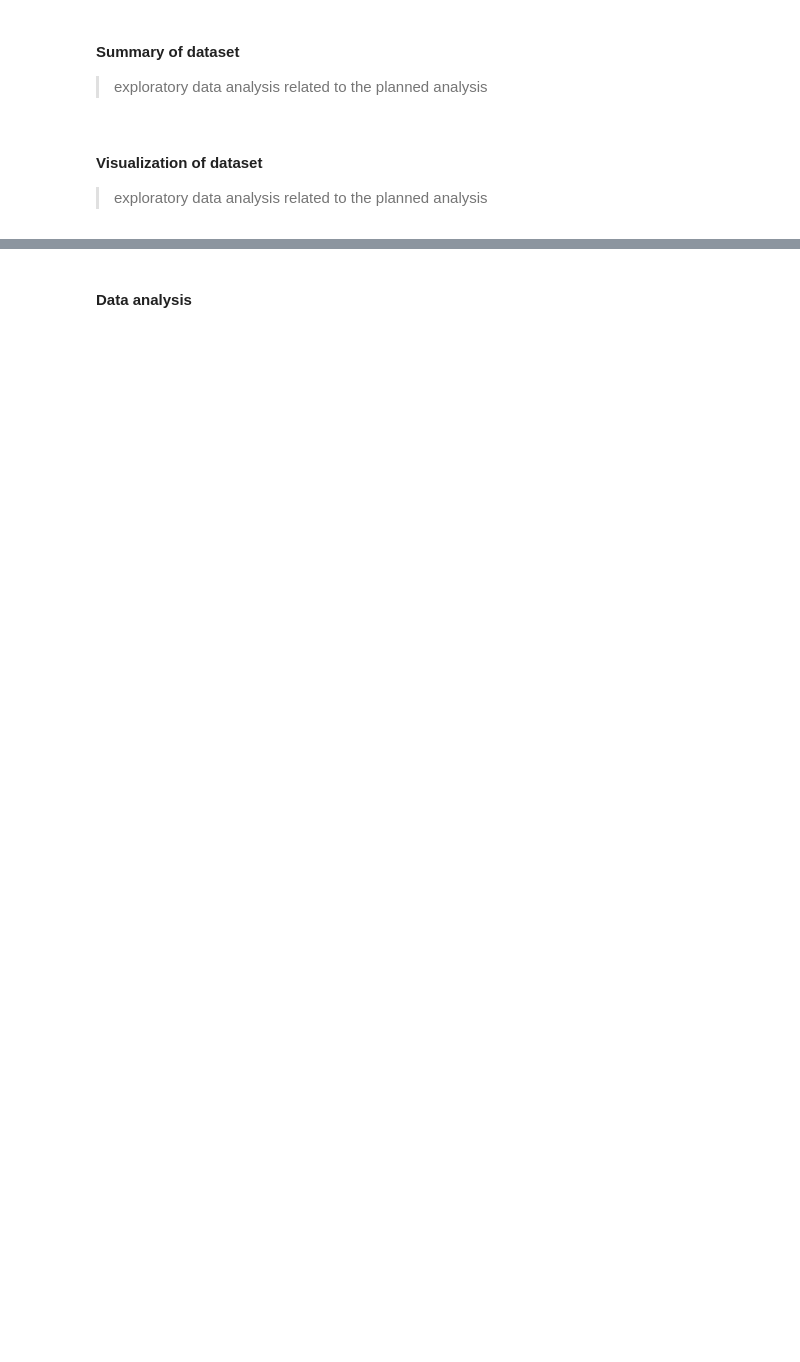
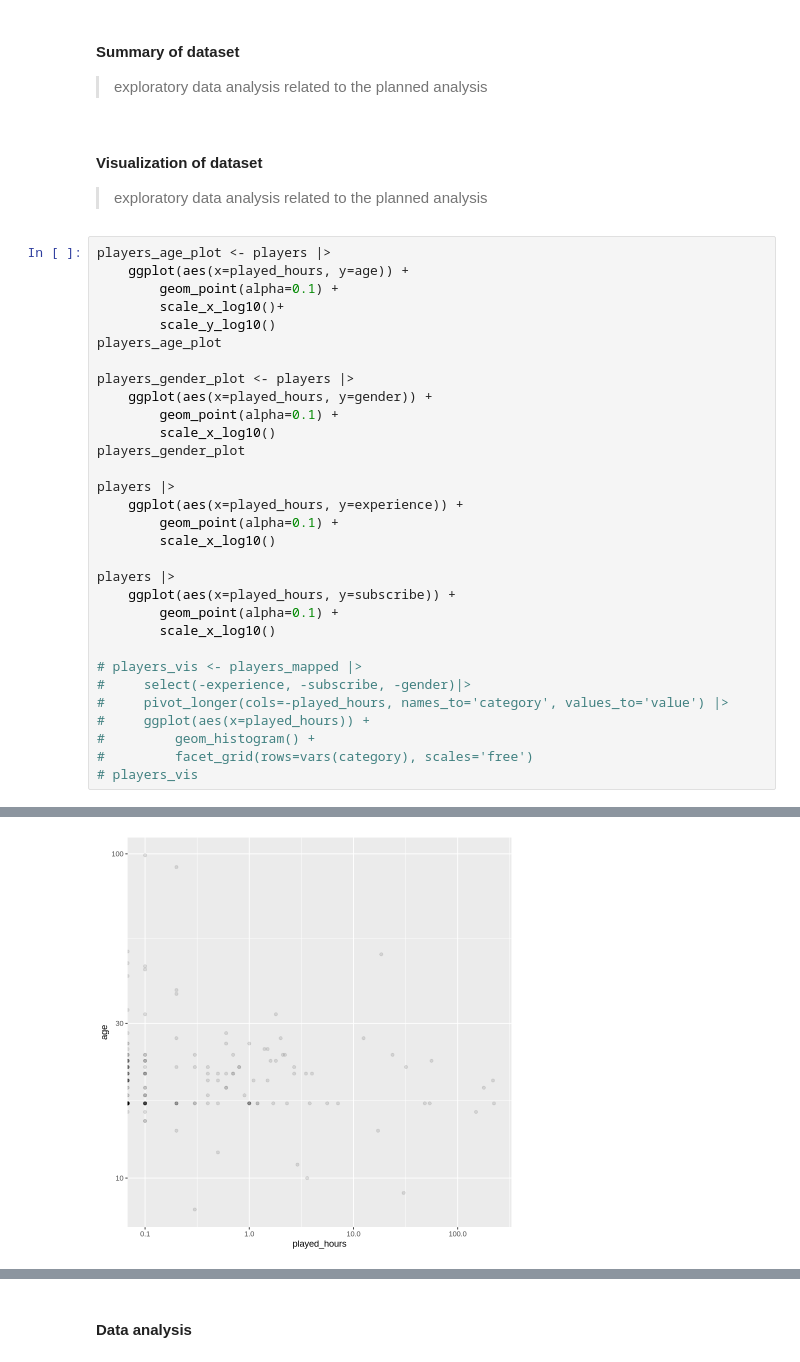
Before and after one commit to cars0njan/dsci-100-project, a Jupyter notebook: Final_report_group30.ipynb, the cells around one changed output, grey strips where cells are left out. Cells and saved outputs as stored; diff of their text form; blank space fills up the shorter version.

```diff
--- a/Final_report_group30.ipynb
+++ b/Final_report_group30.ipynb
@@ -131,3 +144,35 @@ A tibble: 6 × 8
 # %% [markdown]
 #### Visualization of dataset
 > exploratory data analysis related to the planned analysis
+# %%
+players_age_plot <- players |>
+    ggplot(aes(x=played_hours, y=age)) +
+        geom_point(alpha=0.1) +
+        scale_x_log10()+
+        scale_y_log10()
+players_age_plot
+
+players_gender_plot <- players |>
+    ggplot(aes(x=played_hours, y=gender)) +
+        geom_point(alpha=0.1) +
+        scale_x_log10()
+players_gender_plot
+
+players |>
+    ggplot(aes(x=played_hours, y=experience)) +
+        geom_point(alpha=0.1) +
+        scale_x_log10()
+
+players |>
+    ggplot(aes(x=played_hours, y=subscribe)) +
+        geom_point(alpha=0.1) +
+        scale_x_log10()
+
+# players_vis <- players_mapped |>
+#     select(-experience, -subscribe, -gender)|>
+#     pivot_longer(cols=-played_hours, names_to='category', values_to='value') |>
+#     ggplot(aes(x=played_hours)) +
+#         geom_histogram() +
+#         facet_grid(rows=vars(category), scales='free')
+# players_vis
+# %% [output]
@@ -133,0 +183 @@ A tibble: 6 × 8
+[figure, added]
```
Also changed, not shown: parts of 5 cells of this notebook.
